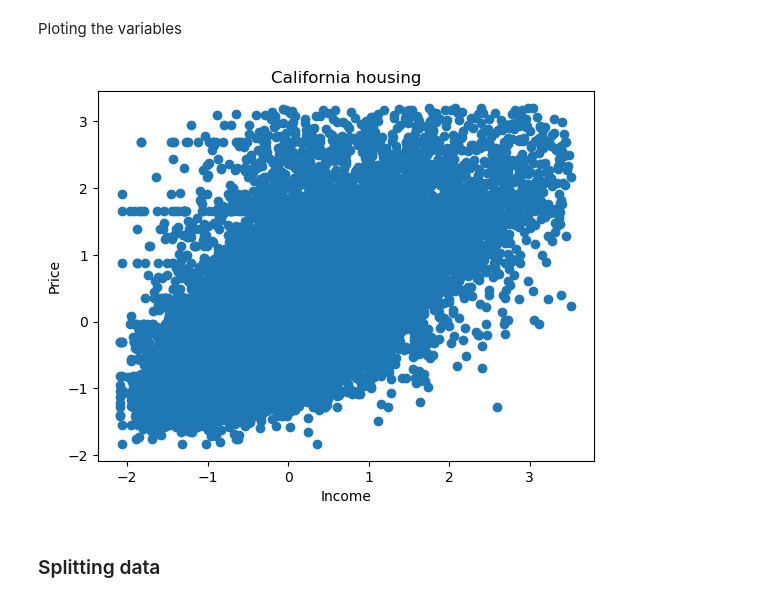
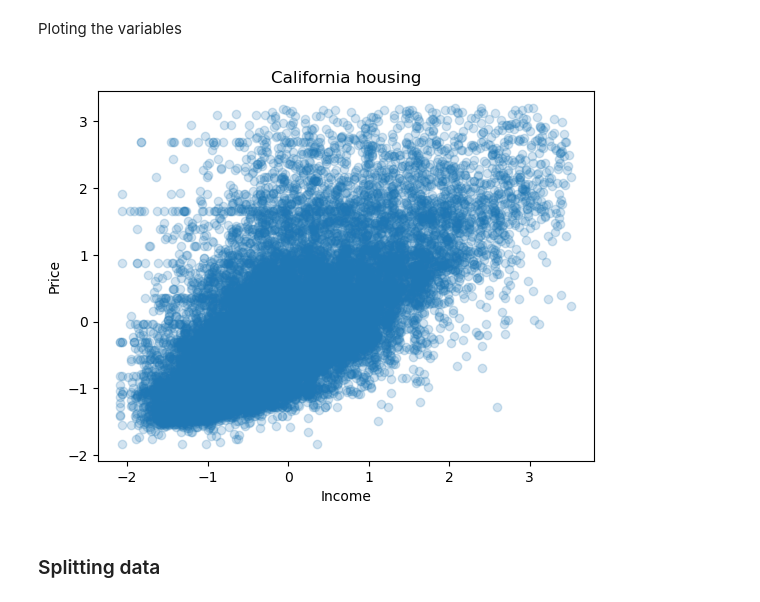
Before and after one commit to leosrdev/Machine-Learning, a Jupyter notebook: supervised-learning/linear-regression/simple-linear-regression.ipynb, the cells around one changed output. Cells and saved outputs as stored; diff of their text form; code cells hidden in the pictures.

```diff
--- a/supervised-learning/linear-regression/simple-linear-regression.ipynb
+++ b/supervised-learning/linear-regression/simple-linear-regression.ipynb
@@ -149,13 +153,13 @@ y_scaled = scaler_y.fit_transform(y.reshape(-1,1))
 # %% [markdown]
 Ploting the variables
 # %%
-plt.scatter(X_scaled, y_scaled)
+plt.scatter(X_scaled, y_scaled, alpha=.2)
 plt.xlabel('Income')
 plt.ylabel('Price')
 plt.title('California housing')
 plt.show()
 # %% [output]
-[figure, old version]
+[figure, new version]
 # %% [markdown]
 ### Splitting data
 # %% [markdown]
```
Also changed, not shown: parts of 7 cells of this notebook, 2 other files.
